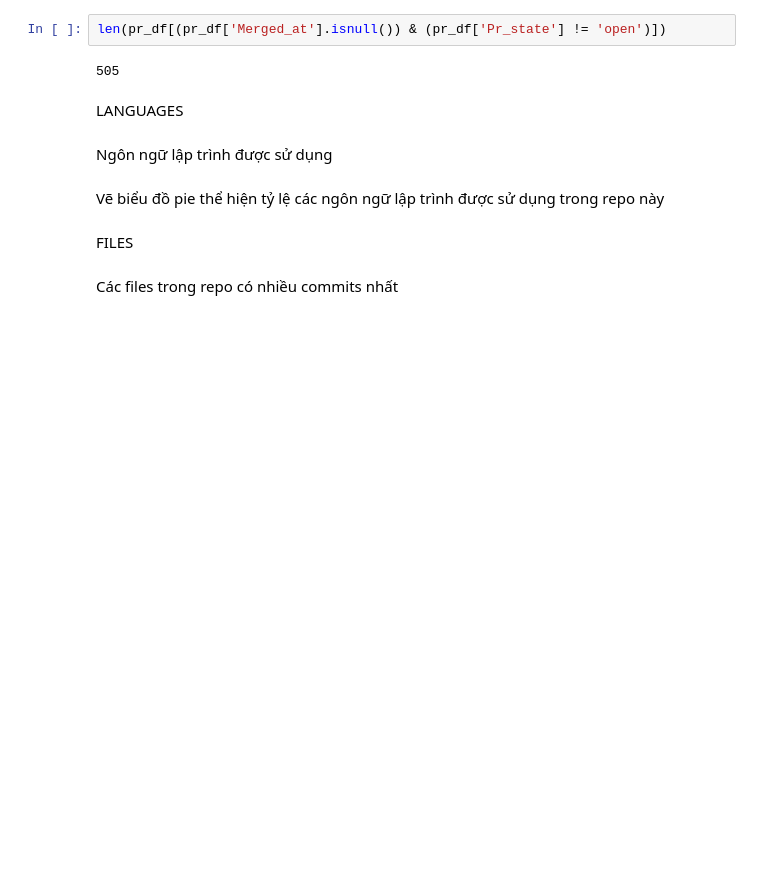
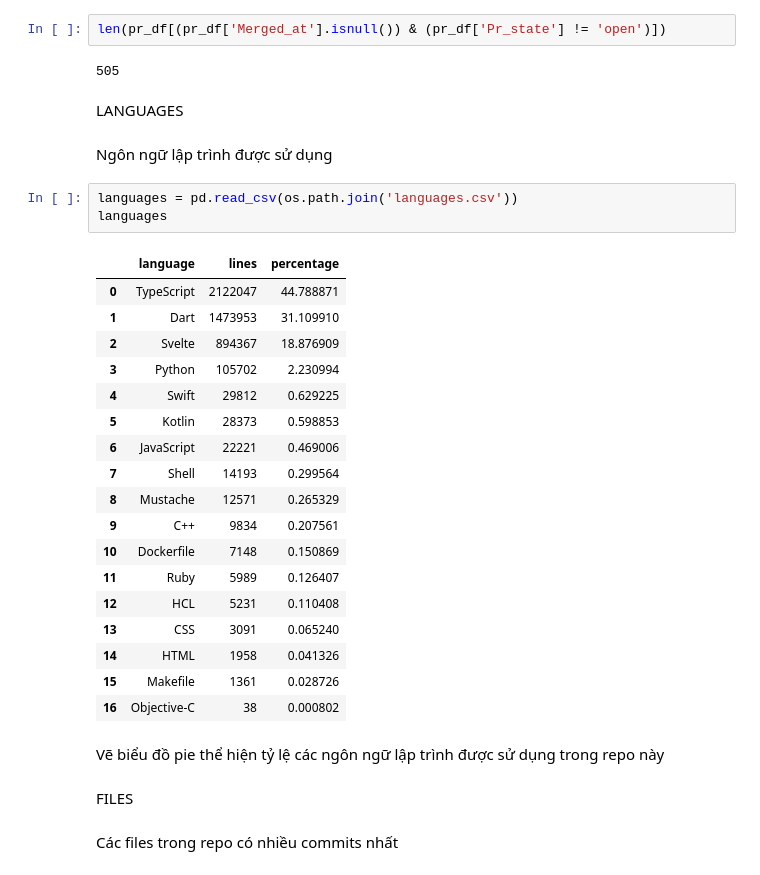
Before and after one commit to bokuwakira1411/PythonDataAnalysis, a Jupyter notebook: dataAnalyst.ipynb, the cells around one changed output. Cells and saved outputs as stored; diff of their text form; blank space fills up the shorter version.

```diff
--- a/dataAnalyst.ipynb
+++ b/dataAnalyst.ipynb
@@ -399,6 +407,28 @@ len(pr_df[(pr_df['Merged_at'].isnull()) & (pr_df['Pr_state'] != 'open')])
 LANGUAGES
 # %% [markdown]
 Ngôn ngữ lập trình được sử dụng
+# %%
+languages = pd.read_csv(os.path.join('languages.csv'))
+languages
+# %% [output]
+|  | language | lines | percentage |
+| 0 | TypeScript | 2122047 | 44.788871 |
+| 1 | Dart | 1473953 | 31.109910 |
+| 2 | Svelte | 894367 | 18.876909 |
+| 3 | Python | 105702 | 2.230994 |
+| 4 | Swift | 29812 | 0.629225 |
+| 5 | Kotlin | 28373 | 0.598853 |
+| 6 | JavaScript | 22221 | 0.469006 |
+| 7 | Shell | 14193 | 0.299564 |
+| 8 | Mustache | 12571 | 0.265329 |
+| 9 | C++ | 9834 | 0.207561 |
+| 10 | Dockerfile | 7148 | 0.150869 |
+| 11 | Ruby | 5989 | 0.126407 |
+| 12 | HCL | 5231 | 0.110408 |
+| 13 | CSS | 3091 | 0.065240 |
+| 14 | HTML | 1958 | 0.041326 |
+| 15 | Makefile | 1361 | 0.028726 |
+| 16 | Objective-C | 38 | 0.000802 |
 # %% [markdown]
 Vẽ biểu đồ pie thể hiện tỷ lệ các ngôn ngữ lập trình được sử dụng trong repo này
 # %% [markdown]
```
Also changed, not shown: parts of 6 cells of this notebook, 2 other files.
